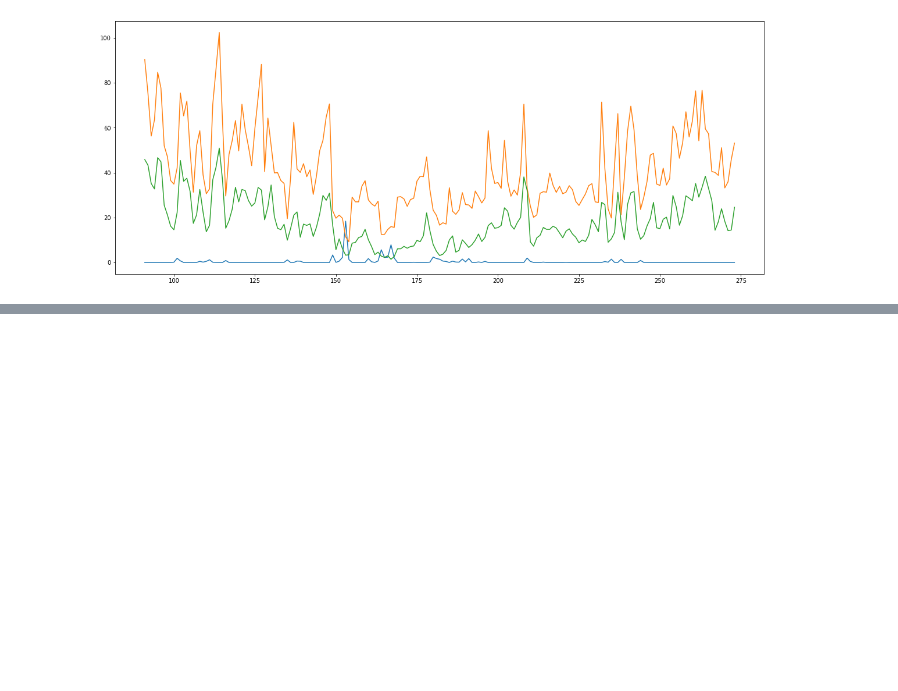
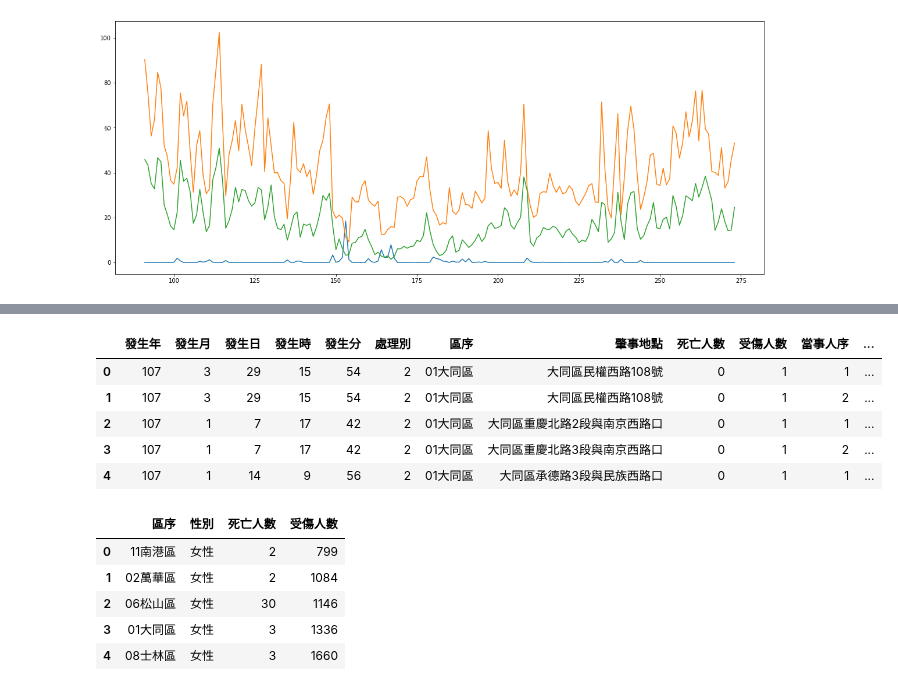
Before and after one commit to jiangsir/PythonBasic, a Jupyter notebook: Pandas基礎用法.ipynb, the cells around one changed output, grey strips where cells are left out. Saved outputs shown, nothing was run; the diff lists cells and outputs as text; code cells hidden in the pictures; blank space fills up the shorter version.

```diff
--- a/Pandas基礎用法.ipynb
+++ b/Pandas基礎用法.ipynb
@@ -257,0 +649,38 @@ dfrf.head()
+# %%
+import pandas as pd
+import requests
+
+# 你可以用類似的方式爬取任何網路上的公開數據集
+
+filename = '107年-臺北市A1及A2類交通事故明細.csv'
+df_raw = pd.read_csv(filename, encoding='big5')
+
+# 複製一份做處理
+df = df_raw.copy()
+
+# 計算不同區不同性別的死亡、受傷人數
+df = (df[df['性別'].isin([1, 2])]
+      .groupby(['區序', '性別'])[['死亡人數', '受傷人數']]
+      .sum()
+      .reset_index()
+      .sort_values('受傷人數'))
+
+df['性別'] = df['性別'].apply(lambda x: '男性' if x == 1 else '女性')
+df = df.reset_index().drop('index', axis=1)
+
+# 顯示結果
+display(df_raw.head())
+display(df.head())
+# %% [output]
+|  | 發生年 | 發生月 | 發生日 | 發生時 | 發生分 | 處理別 | 區序 | 肇事地點 | 死亡人數 | 受傷人數 | 當事人序 | ... |
+| 0 | 107 | 3 | 29 | 15 | 54 | 2 | 01大同區 | 大同區民權西路108號 | 0 | 1 | 1 | ... |
+| 1 | 107 | 3 | 29 | 15 | 54 | 2 | 01大同區 | 大同區民權西路108號 | 0 | 1 | 2 | ... |
+| 2 | 107 | 1 | 7 | 17 | 42 | 2 | 01大同區 | 大同區重慶北路2段與南京西路口 | 0 | 1 | 1 | ... |
+| 3 | 107 | 1 | 7 | 17 | 42 | 2 | 01大同區 | 大同區重慶北路3段與南京西路口 | 0 | 1 | 2 | ... |
+| 4 | 107 | 1 | 14 | 9 | 56 | 2 | 01大同區 | 大同區承德路3段與民族西路口 | 0 | 1 | 1 | ... |
+|  | 區序 | 性別 | 死亡人數 | 受傷人數 |
+| 0 | 11南港區 | 女性 | 2 | 799 |
+| 1 | 02萬華區 | 女性 | 2 | 1084 |
+| 2 | 06松山區 | 女性 | 30 | 1146 |
+| 3 | 01大同區 | 女性 | 3 | 1336 |
+| 4 | 08士林區 | 女性 | 3 | 1660 |
```
Also changed, not shown: parts of 23 cells of this notebook, 1 other file.
